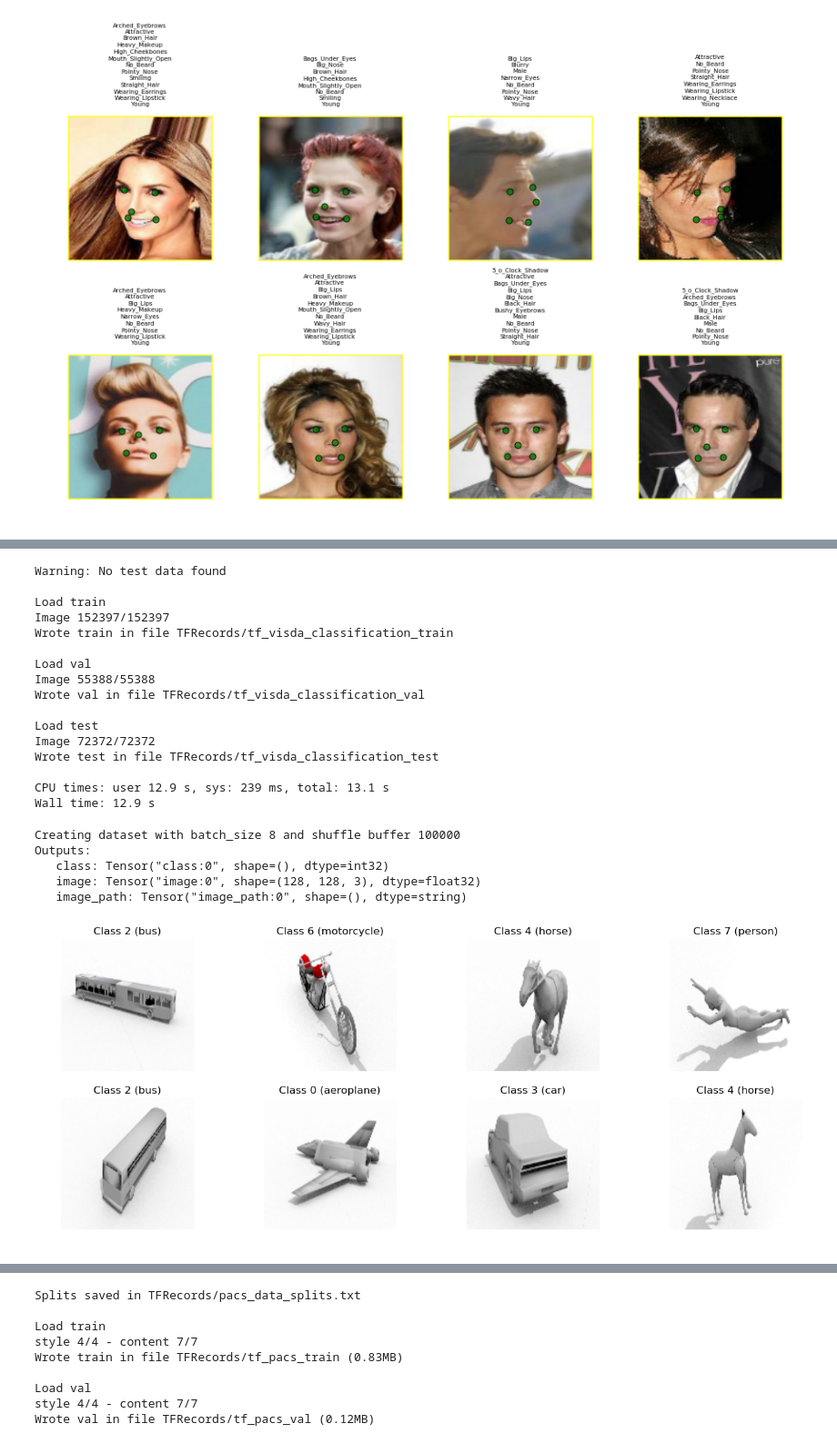
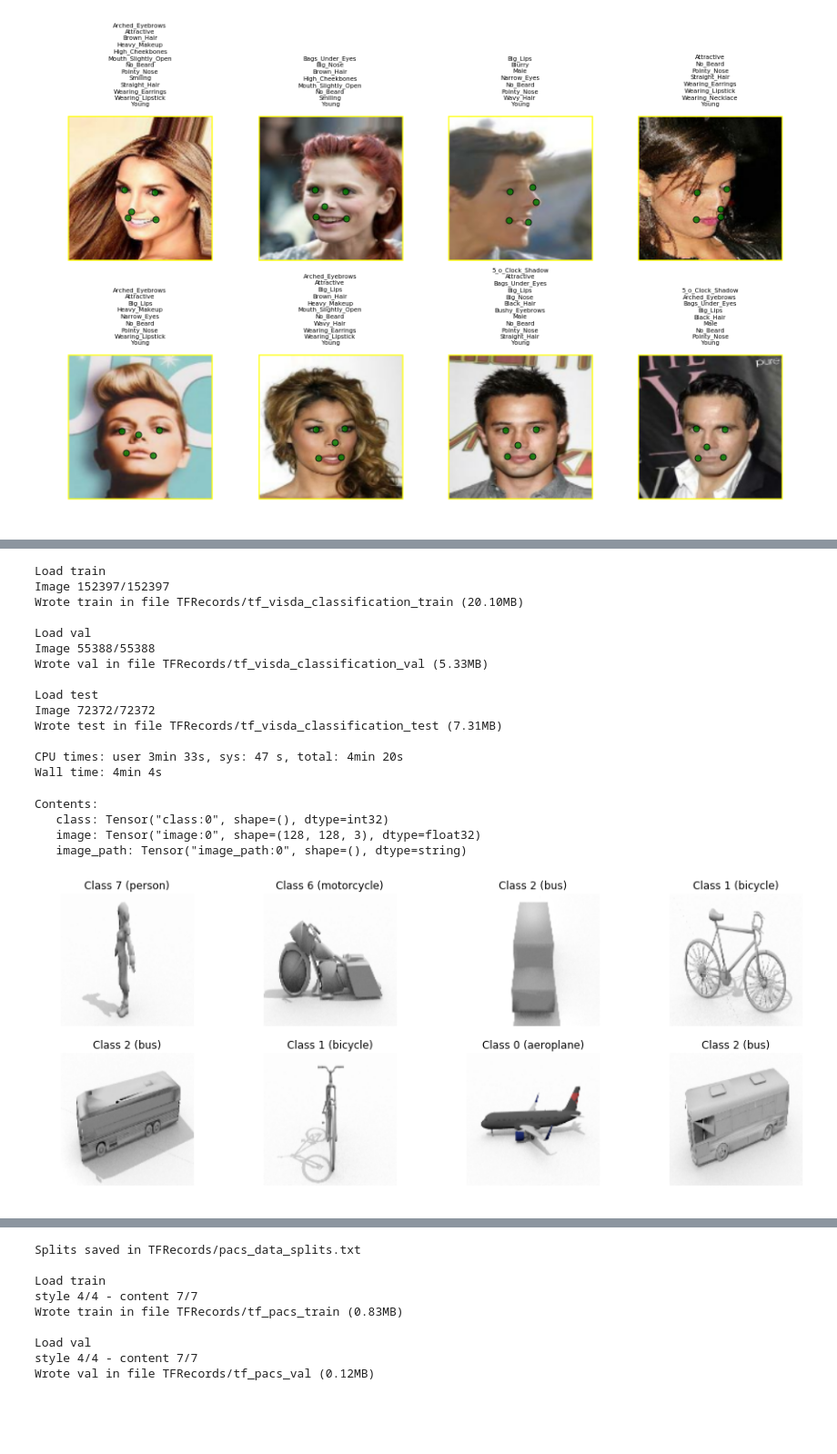
Before and after one commit to ameroyer/TFDatasets, a Jupyter notebook: load_datasets.ipynb, the cells around one changed output, grey strips where cells are left out. Shown at 91% size. Saved outputs shown, nothing was run; the diff lists cells and outputs as text; code cells hidden in the pictures; blank space fills up the shorter version.

Commit message:
Adding compressed TFRecords code for VisDA

```diff
--- a/load_datasets.ipynb
+++ b/load_datasets.ipynb
@@ -384,52 +383,47 @@ TFRecords will contain:
 # %%
 # `source_path` is a directory containing the three directories `train`, `validation` and `test` as
 #     downloaded on the original website
-source_path = os.path.expanduser('~/Data/VisDA/Classification/')
+source_path = os.path.expanduser('~/Datasets/VisDA/Classification/')
 target_path = 'TFRecords/tf_visda_classification'
 save_image_in_records = False
+compression_type = None
 # %%
 %%time
 converter = visda.VisdaClassificationConverter(source_path)
-converter.convert(target_path, save_image_in_records=save_image_in_records)
+converter.convert(
+    target_path, save_image_in_records=save_image_in_records, compression_type=compression_type)
 # %% [output]
-Warning: No test data found
-
 Load train
 Image 152397/152397
-Wrote train in file TFRecords/tf_visda_classification_train
+Wrote train in file TFRecords/tf_visda_classification_train (20.10MB)
 
 Load val
 Image 55388/55388
-Wrote val in file TFRecords/tf_visda_classification_val
+Wrote val in file TFRecords/tf_visda_classification_val (5.33MB)
 
 Load test
 Image 72372/72372
-Wrote test in file TFRecords/tf_visda_classification_test
+Wrote test in file TFRecords/tf_visda_classification_test (7.31MB)
 
-CPU times: user 12.9 s, sys: 239 ms, total: 13.1 s
-Wall time: 12.9 s
+CPU times: user 3min 33s, sys: 47 s, total: 4min 20s
+Wall time: 4min 4s
 # %%
 loader = visda.VisdaClassificationLoader(
-    save_image_in_records=save_image_in_records, data_dir=source_path, resize=128, verbose=True)
-
-with tf.Graph().as_default():
-    data = get_tf_dataset('%s_train' % target_path, loader.parsing_fn, shuffle_buffer=100000)
-    with tf.Session() as sess:
-        data_ = sess.run(data)
+    save_image_in_records=save_image_in_records, image_dir=source_path, image_size=128, verbose=True)
+data_ = get_sample(target_path, loader, compression_type=compression_type, shuffle_buffer=100000)
 
 _, axis = plt.subplots(2, 4, figsize=(16, 6))
 for i, ax in enumerate(axis.flatten()):
     if data_['class'][i] > -1:
         ax.set_title('Class %d (%s)' % (data_['class'][i], loader.classes_names[data_['class'][i]]))
     ax.imshow(data_['image'][i]); ax.set_axis_off()
 plt.show()
 # %% [output]
-Creating dataset with batch_size 8 and shuffle buffer 100000
-Outputs:
+Contents:
    class: Tensor("class:0", shape=(), dtype=int32)
    image: Tensor("image:0", shape=(128, 128, 3), dtype=float32)
    image_path: Tensor("image_path:0", shape=(), dtype=string)
-[figure, old version]
+[figure, new version]
 # %% [markdown]
 <h1><img src="images/pacs.png" align="left" width="25px">&nbsp;[PACS](http://www.eecs.qmul.ac.uk/~dl307/project_iccv2017)</h1>
 
```
Also changed, not shown: parts of 2 cells of this notebook, 1 other file.
